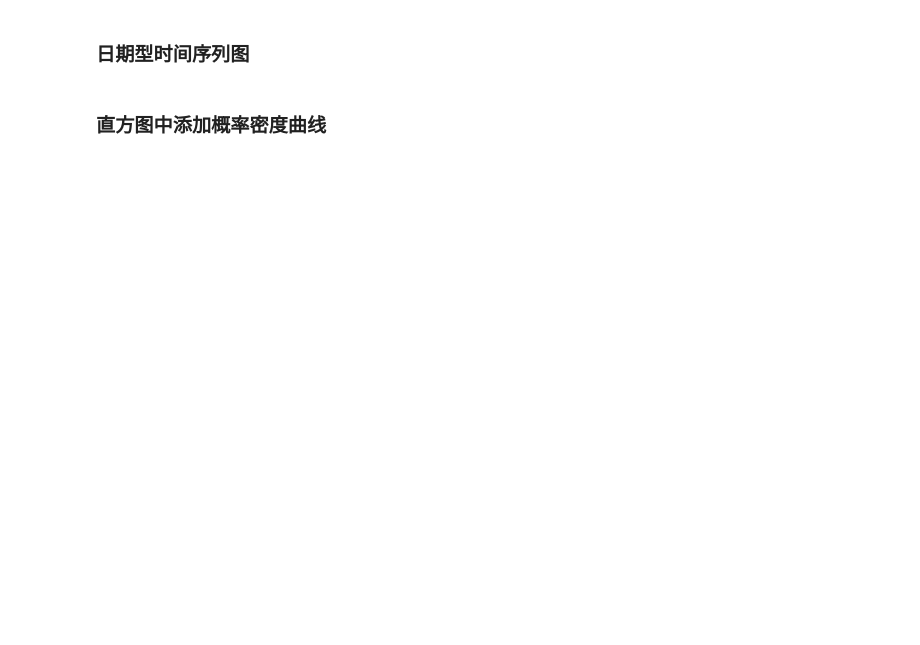
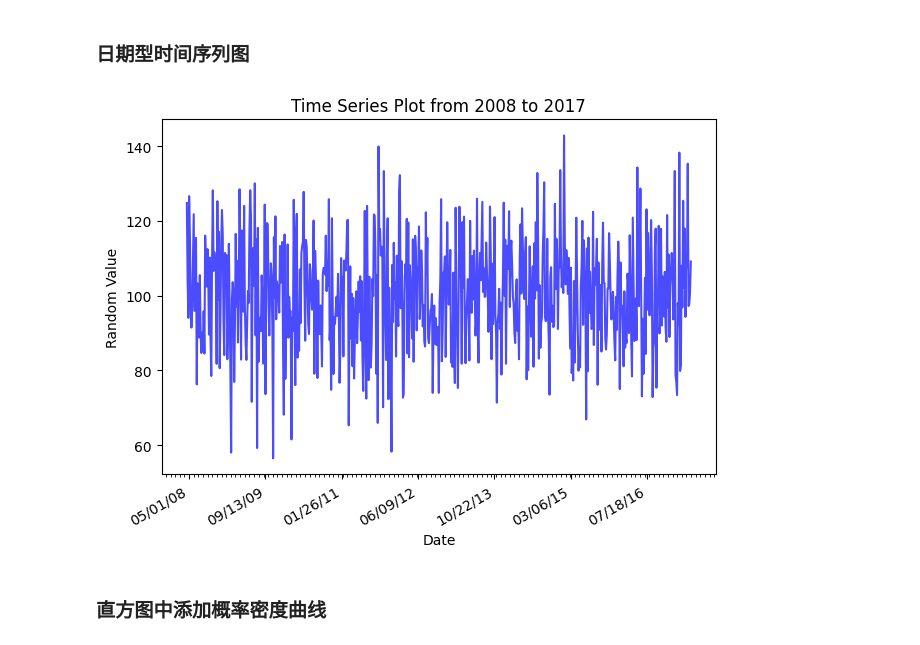
Before and after one commit to gene5is/JNBNotes, a Jupyter notebook: Notes/python-basics/matplotlib.ipynb, the cells around one changed output. Saved outputs shown, nothing was run; the diff lists cells and outputs as text; code cells hidden in the pictures; blank space fills up the shorter version.

```diff
--- a/Notes/python-basics/matplotlib.ipynb
+++ b/Notes/python-basics/matplotlib.ipynb
@@ -500,4 +594,50 @@ right_joinstyle = Ellipse((4,5.75),0.5,0.25,angle=90,color="k")
 # %% [markdown]
 ### 日期型时间序列图
+# %%
+import datetime
+import matplotlib.pyplot as plt
+import matplotlib.dates as mdates
+import numpy as np
+
+# 创建图和坐标轴
+fig, ax = plt.subplots()
+
+# 设置x轴主刻度格式化器为 月/日/年
+dateFmt = mdates.DateFormatter("%m/%d/%y")
+ax.xaxis.set_major_formatter(dateFmt)
+
+# 设置x轴的次刻度为每月一刻度
+months = mdates.MonthLocator()
+ax.xaxis.set_minor_locator(months)
+
+# 设置刻度显示样式
+ax.tick_params(axis="both", direction="out", labelsize=10)
+
+# 设置起始日期和终止日期
+date1 = datetime.date(2008, 4, 17)
+date2 = datetime.date(2017, 5, 4)
+
+# 每5天一个数据点
+delta = datetime.timedelta(days=5)
+dates = mdates.drange(date1, date2, delta)
+
+# 生成对应的正态分布数据
+y = np.random.normal(100, 15, len(dates))
+
+# ✅ 使用 plot 而不是 plot_date
+ax.plot(dates, y, color="blue", linestyle="-", alpha=0.7)
+
+# 自动旋转日期标签
+fig.autofmt_xdate()
+
+# 设置标题和坐标轴标签
+ax.set_title("Time Series Plot from 2008 to 2017")
+ax.set_xlabel("Date")
+ax.set_ylabel("Random Value")
+
+plt.tight_layout()
+plt.show()
+# %% [output]
+[figure, added]
 # %% [markdown]
 ### 直方图中添加概率密度曲线
```
Also changed, not shown: parts of 10 cells of this notebook, 2 other files.
